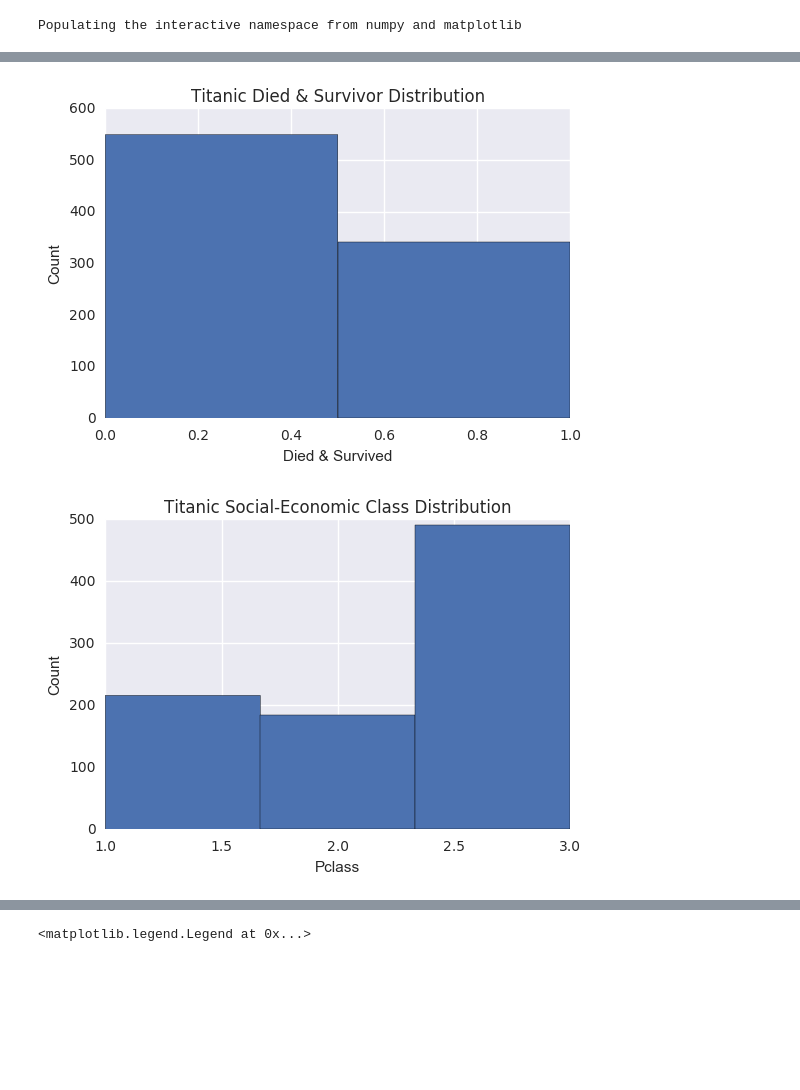
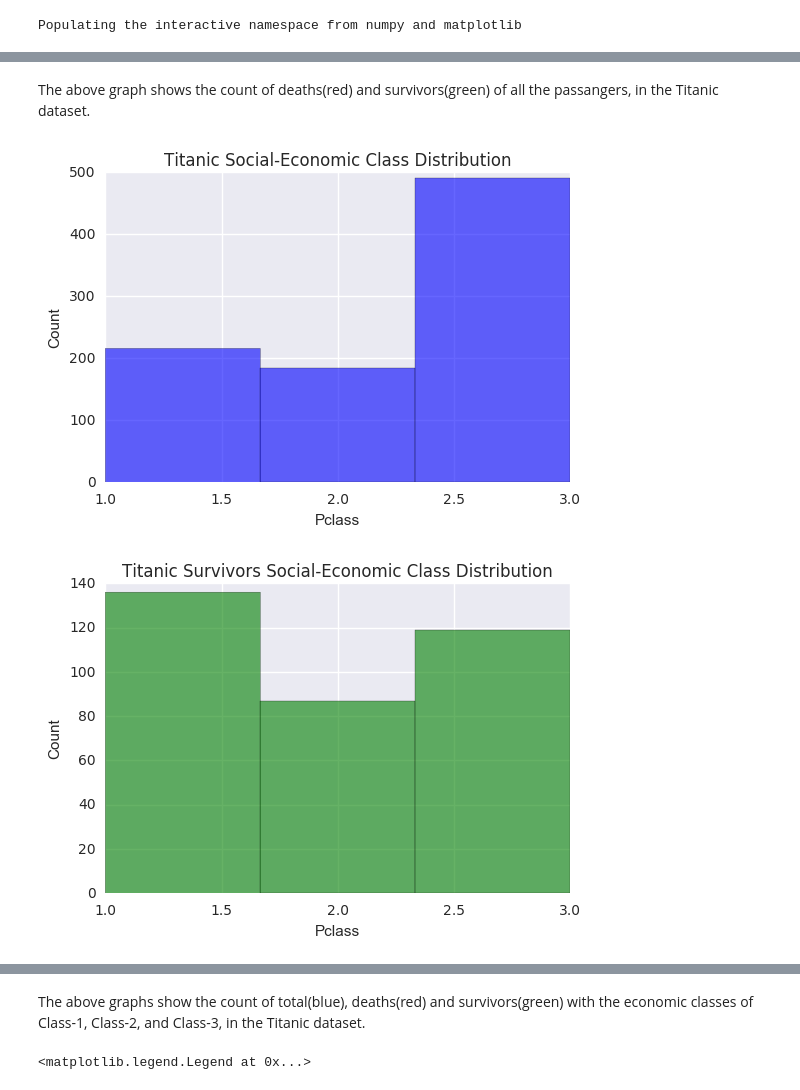
Before and after one commit to Boykai/Project-2-Titanic-Dataset, a Jupyter notebook: Project 2 Investigate a Dataset.ipynb, the cells around one changed output, grey strips where cells are left out. Drawn from its saved outputs; the diff is of its cells as text; code cells hidden in the pictures; blank space fills up the shorter version.

```diff
--- a/Project 2 Investigate a Dataset.ipynb
+++ b/Project 2 Investigate a Dataset.ipynb
@@ -184,7 +184,7 @@ import matplotlib.pyplot as plt
 import numpy as np
 import seaborn as sns
 
-def showHist(data, set_bins, set_xlab = '', set_ylab = 'Count', set_title = ''):
+def showHist(data, set_bins, set_xlab = '', set_ylab = 'Count', set_title = '', set_color = 'blue'):
     """
     Plots a histrogram for the pandas series or numpy array variable.
 
@@ -196,7 +196,11 @@ def showHist(data, set_bins, set_xlab = '', set_ylab = 'Count', set_title = ''):
 
     @return: null
     """
-    plt.hist(data, bins = set_bins)
+    plt.hist(data,
+             bins = set_bins,
+             color = set_color,
+             alpha = 0.60)
+
     plt.xlabel(set_xlab)
     plt.ylabel(set_ylab)
     plt.title(set_title)
@@ -208,23 +256,22 @@ Populating the interactive namespace from numpy and matplotlib
+# %% [markdown]
+The above graph shows the count of deaths(red) and survivors(green) of all the passangers, in the Titanic dataset.
 # %%
-#Display histogram of Survived data
-showHist(df['Survived'], 2, set_xlab = 'Died & Survived', set_title = 'Titanic Died & Survivor Distribution')
-
 #Display histogram of Pclass data
 showHist(df['Pclass'], 3,
          set_xlab = 'Pclass',
          set_title = 'Titanic Social-Economic Class Distribution')
 
 #Get only survivor data, and plot Pclass for survivors
-df_survived = df[df['Survived'] == 1]
 showHist(df_survived['Pclass'], 3,
          set_xlab = 'Pclass',
-         set_title = 'Titanic Survivor Social-Economic Class Distribution')
+         set_title = 'Titanic Survivors Social-Economic Class Distribution',
+         set_color = 'green')
 
 #Get only died data, and plot Pclass for survivors
-df_died = df[df['Survived'] == 0]
 showHist(df_died['Pclass'], 3,
          set_xlab = 'Pclass',
-         set_title = 'Titanic Deaths Social-Economic Class Distribution')
+         set_title = 'Titanic Deaths Social-Economic Class Distribution',
+         set_color = 'red')
 # %% [output]
-[figure, old version]
+[figure, new version]
-[figure, old version]
+[figure, new version]
@@ -233,3 +279,5 @@ showHist(df_died['Pclass'], 3,
+# %% [markdown]
+The above graphs show the count of total(blue), deaths(red) and survivors(green) with the economic classes of Class-1, Class-2, and Class-3, in the Titanic dataset.
 # %%
 #Display histogram of Pclass for Total, Survived, Died
 plt.hist([df['Pclass'], df_survived['Pclass'], df_died['Pclass']], 10,
```
Also changed, not shown: parts of 5 cells of this notebook.
